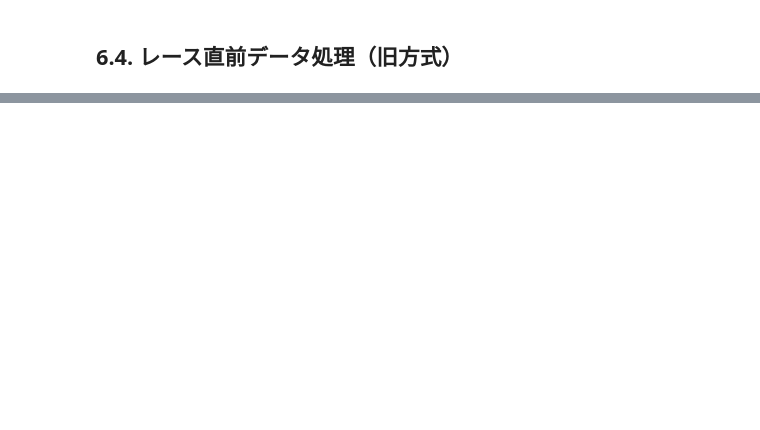
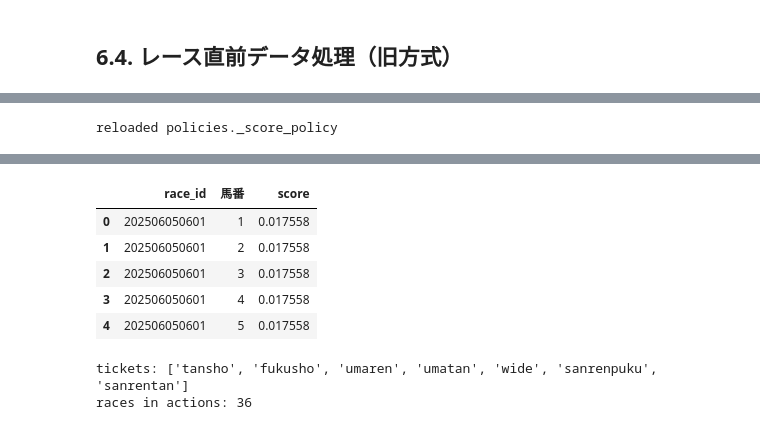
Before and after one commit to B21020/MyKeiba-AI_v2, a Jupyter notebook: main.ipynb, the cells around one changed output, grey strips where cells are left out. Cells and saved outputs as stored; diff of their text form; code cells hidden in the pictures; blank space fills up the shorter version.

```diff
--- a/main.ipynb
+++ b/main.ipynb
@@ -2054,6 +1911,6 @@ training.KeibaAIFactory.save(keiba_ai, version_name='basemodel_2024_2025')
 # %%
 #モデルロード
-keiba_ai = training.KeibaAIFactory.load('models/20250920/basemodel_2024_2025.pickle')
+keiba_ai = training.KeibaAIFactory.load('models/20251227/basemodel_2020_2025.pickle')
 keiba_ai.set_params(keiba_ai.get_params())
 # %% [markdown]
 # 5. シミュレーション
@@ -2438,6 +2443,6 @@ For example, when doing 'df[col].method(value, inplace=True)', try using 'df.met
   df[Cols.PRIZE].fillna(0, inplace=True)
 # %%
 #モデルの準備
-keiba_ai = training.KeibaAIFactory.load('models/20250920/basemodel_2024_2025.pickle')
+keiba_ai = training.KeibaAIFactory.load('models/20251227/basemodel_2020_2025.pickle')
 # %% [markdown]
 ## 6.2. 前日全レース予想
@@ -5054,0 +3736,25 @@ preprocessingモジュール再インポート完了
+# %%
+# --- 2.5) コード修正を反映（モジュールreload） ---
+import importlib
+import modules.policies._score_policy as _score_policy_mod
+import modules.policies as _policies_mod
+
+importlib.reload(_score_policy_mod)
+importlib.reload(_policies_mod)
+
+from modules import policies as policies  # 再import
+score_policy = policies.StdScorePolicy
+print('reloaded policies._score_policy')
+# %% [output]
+reloaded policies._score_policy
+# %%
+# --- 3) スコア算出（レース内標準化） ---
+score_table_20251221 = keiba_ai.calc_score(X_shutuba, score_policy)
+print('score_table shape:', score_table_20251221.shape)
+display(score_table_20251221.head())
+
+# 便利カラム（型）を整える
+if ResultsCols.UMABAN in score_table_20251221.columns:
+    score_table_20251221[ResultsCols.UMABAN] = pd.to_numeric(score_table_20251221[ResultsCols.UMABAN], errors='coerce').astype('Int64')
+score_table_20251221['race_id'] = score_table_20251221['race_id'].astype(str)
+# %% [output]
@@ -5054,0 +3767,50 @@ preprocessingモジュール再インポート完了
+|  | race_id | 馬番 | score |
+| 0 | 202506050601 | 1 | 0.017558 |
+| 1 | 202506050601 | 2 | 0.017558 |
+| 2 | 202506050601 | 3 | 0.017558 |
+| 3 | 202506050601 | 4 | 0.017558 |
+| 4 | 202506050601 | 5 | 0.017558 |
+# %%
+# --- 4) 券種別ルールで actions を作る ---
+def _top_umaban(df_1race: pd.DataFrame, n: int) -> list[int]:
+    df = df_1race.sort_values('score', ascending=False)
+    uma = df[ResultsCols.UMABAN].dropna().astype(int).tolist()
+    return uma[:n]
+
+def build_actions_by_ticket(score_table: pd.DataFrame) -> dict[str, dict]:
+    actions_by_ticket: dict[str, dict] = {
+        'tansho': {},
+        'fukusho': {},
+        'umaren': {},
+        'umatan': {},
+        'wide': {},
+        'sanrenpuku': {},
+        'sanrentan': {},
+    }
+    for rid, df_r in score_table.groupby('race_id'):
+        n_horses = len(df_r)
+        # ルールに従う（買い目が成立しない場合は空にする）
+        top2 = _top_umaban(df_r, 2) if n_horses >= 1 else []
+        top3 = _top_umaban(df_r, 3) if n_horses >= 1 else []
+        top4 = _top_umaban(df_r, 4) if n_horses >= 1 else []
+        if n_horses <= 13:
+            topN_tri = max(3, (n_horses + 1) // 2)  # 上位半分（切り上げ）
+        else:
+            topN_tri = 7
+        top_tri = _top_umaban(df_r, topN_tri) if n_horses >= 1 else []
+
+        actions_by_ticket['tansho'][rid] = {'tansho': top2}
+        actions_by_ticket['fukusho'][rid] = {'fukusho': top3}
+        actions_by_ticket['umaren'][rid] = {'umaren': top4 if len(top4) >= 2 else []}
+        actions_by_ticket['umatan'][rid] = {'umatan': top4 if len(top4) >= 2 else []}
+        actions_by_ticket['wide'][rid] = {'wide': top4 if len(top4) >= 2 else []}
+        actions_by_ticket['sanrenpuku'][rid] = {'sanrenpuku': top_tri if len(top_tri) >= 3 else []}
+        actions_by_ticket['sanrentan'][rid] = {'sanrentan': top_tri if len(top_tri) >= 3 else []}
+    return actions_by_ticket
+
+actions_by_ticket = build_actions_by_ticket(score_table_20251221)
+print('tickets:', list(actions_by_ticket.keys()))
+print('races in actions:', len(actions_by_ticket['tansho']))
+# %% [output]
+tickets: ['tansho', 'fukusho', 'umaren', 'umatan', 'wide', 'sanrenpuku', 'sanrentan']
+races in actions: 36
```
Also changed, not shown: parts of 127 cells of this notebook, 4 other files.
